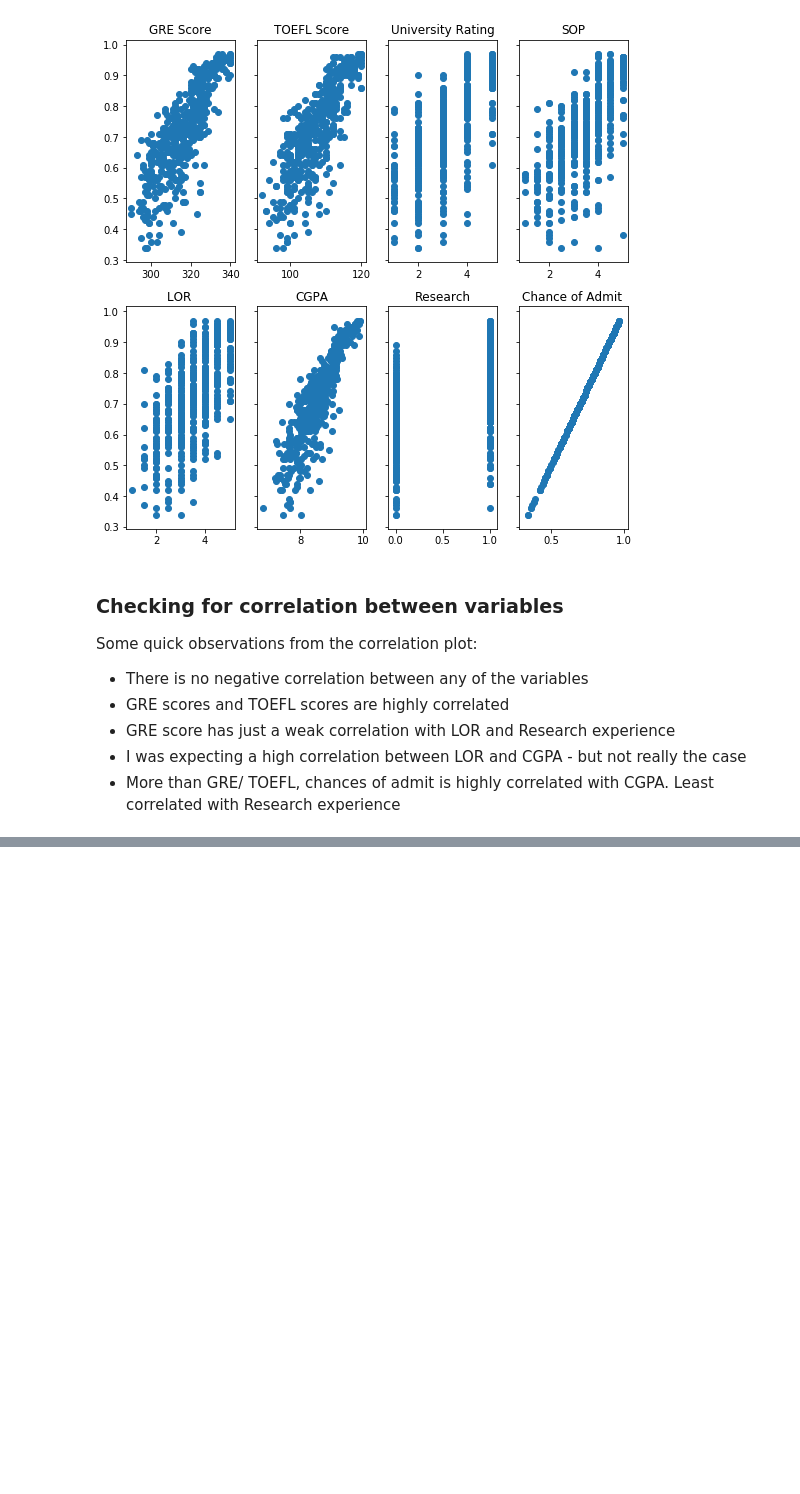
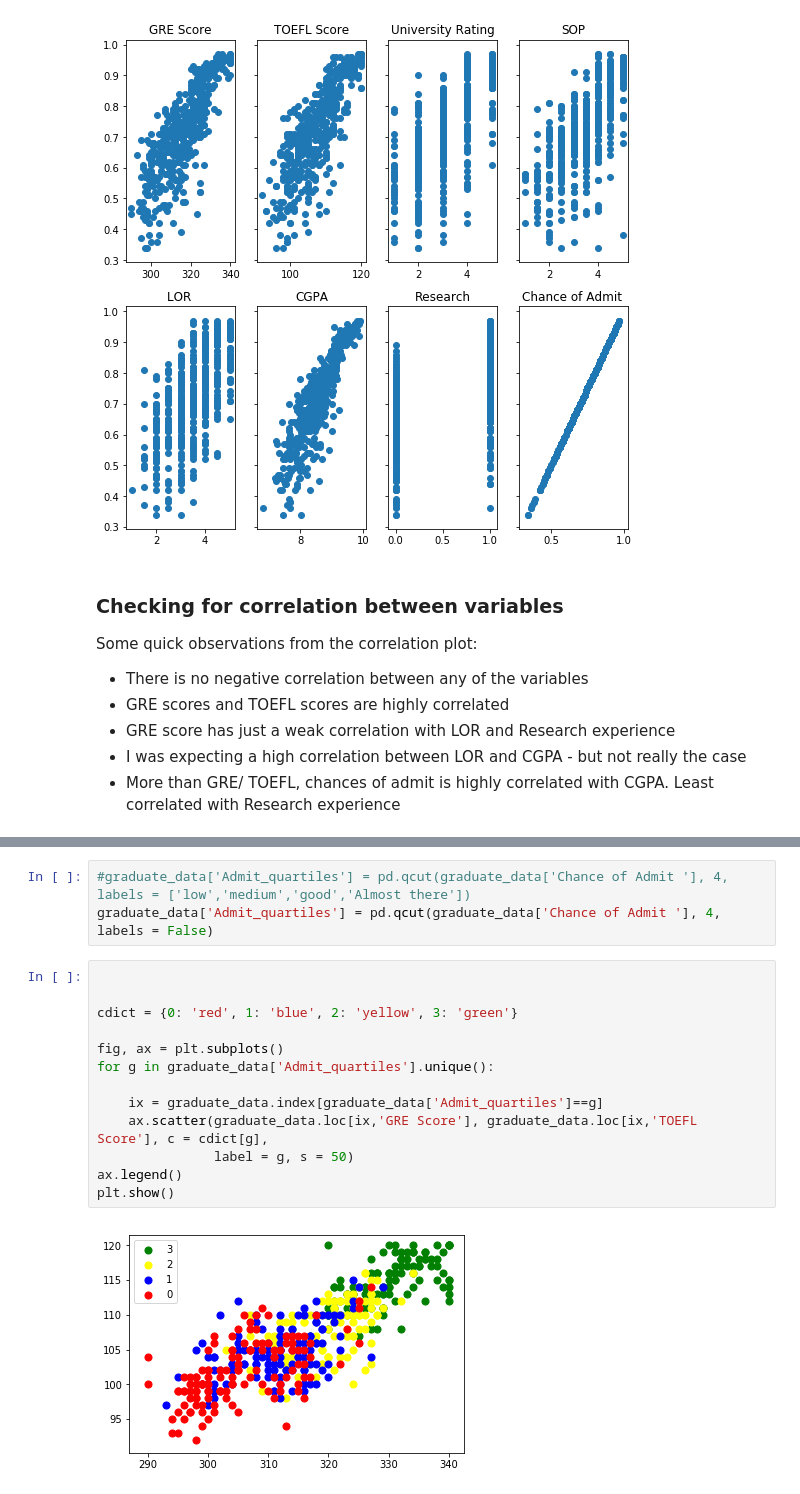
Before and after one commit to Rajivh/Kaggle, a Jupyter notebook: GraduateAdmissions/Graduate_Admissions.ipynb, the cells around one changed output, grey strips where cells are left out. Saved outputs shown, nothing was run; the diff lists cells and outputs as text; blank space fills up the shorter version.

```diff
--- a/GraduateAdmissions/Graduate_Admissions.ipynb
+++ b/GraduateAdmissions/Graduate_Admissions.ipynb
@@ -90,3 +115,21 @@ sns.heatmap(corr_back, mask = mask, center=0, annot = True, square=True, linewid
 plt.show()
 # %% [output]
 [figure]
+# %%
+#graduate_data['Admit_quartiles'] = pd.qcut(graduate_data['Chance of Admit '], 4, labels = ['low','medium','good','Almost there'])
+graduate_data['Admit_quartiles'] = pd.qcut(graduate_data['Chance of Admit '], 4, labels = False)
+# %%
+
+
+cdict = {0: 'red', 1: 'blue', 2: 'yellow', 3: 'green'}
+
+fig, ax = plt.subplots()
+for g in graduate_data['Admit_quartiles'].unique():
+
+    ix = graduate_data.index[graduate_data['Admit_quartiles']==g]
+    ax.scatter(graduate_data.loc[ix,'GRE Score'], graduate_data.loc[ix,'TOEFL Score'], c = cdict[g],
+               label = g, s = 50)
+ax.legend()
+plt.show()
+# %% [output]
+[figure, added]
```
Also changed, not shown: parts of 3 cells of this notebook, 1 other file.
